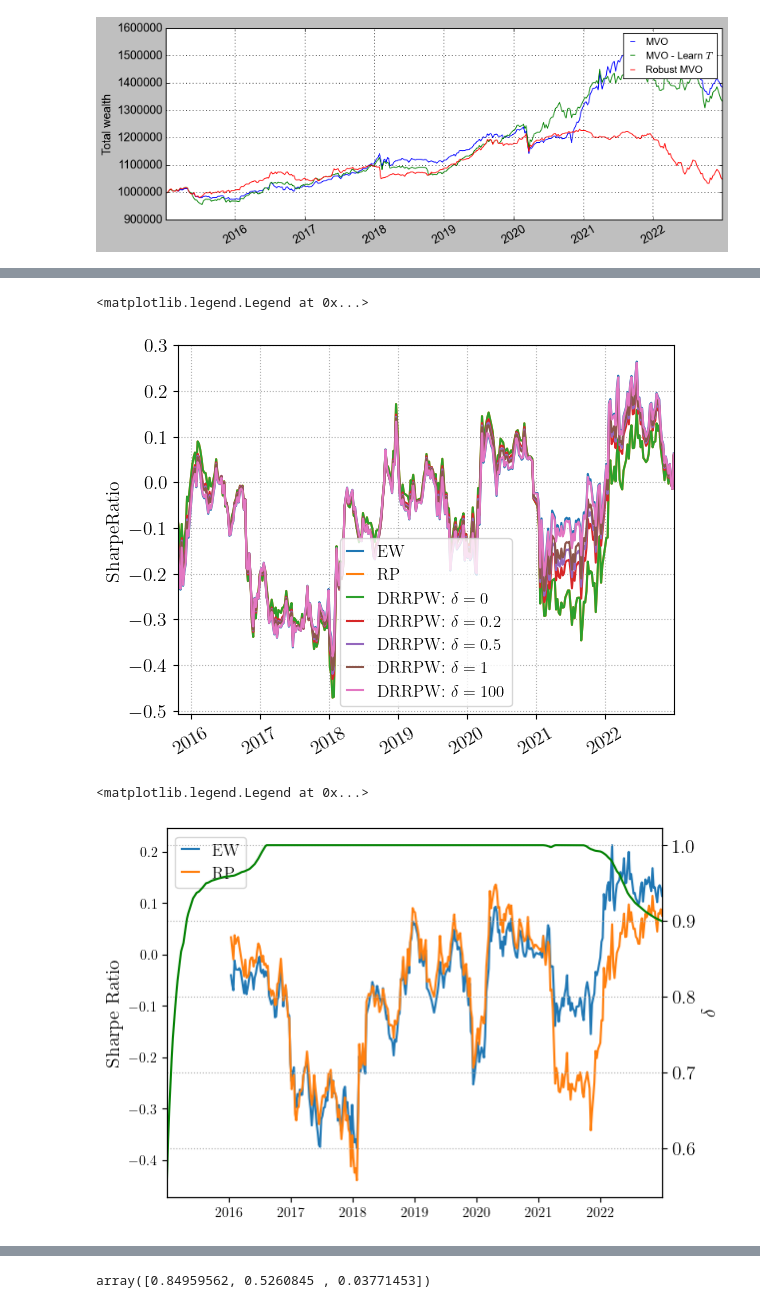
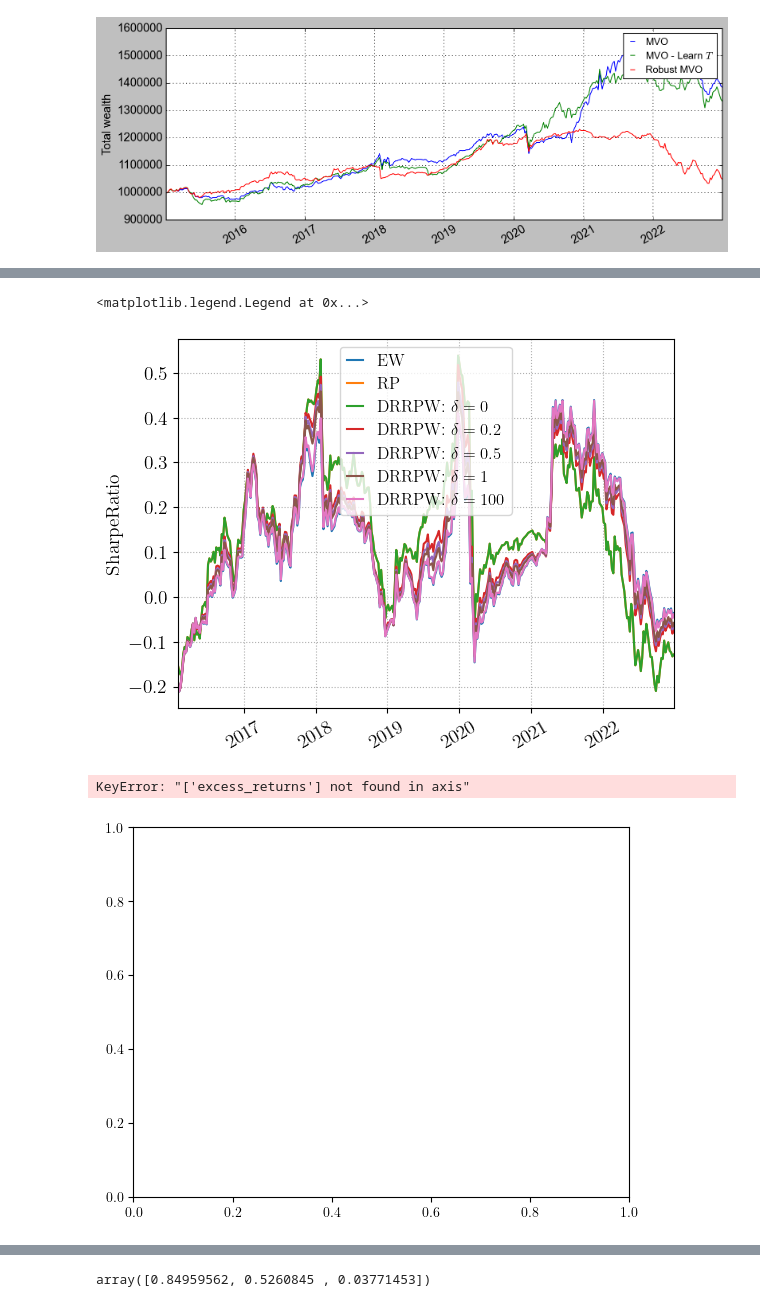
Before and after one commit to rafayk7/meta-portfolio-optimization, a Jupyter notebook: ActualWork/plot.ipynb, the cells around one changed output, grey strips where cells are left out. Saved outputs shown, nothing was run; the diff lists cells and outputs as text; code cells hidden in the pictures.

```diff
--- a/ActualWork/plot.ipynb
+++ b/ActualWork/plot.ipynb
@@ -7,20 +8,17 @@ def sharpe_ratio(df):
     # Calculate daily returns
     df['returns'] = df['Wealth'].pct_change()
 
-    # Calculate excess returns by subtracting risk-free rate
-    df['excess_returns'] = df['returns'] - df['RF']
-
     # Calculate rolling 21 day mean of excess returns
-    df['mean_excess_returns'] = df['excess_returns'].rolling(window=50).mean()
+    df['mean_excess_returns'] = df['returns'].rolling(window=53).apply(lambda x: gmean(1 + x) - 1, raw=True)
 
     # Calculate rolling 21 day standard deviation of excess returns
-    df['std_excess_returns'] = df['excess_returns'].rolling(window=50).std()
+    df['std_excess_returns'] = df['returns'].rolling(window=53).std()
 
     # Calculate rolling 21 day Sharpe Ratio
     df['SharpeRatio'] = df['mean_excess_returns'] / df['std_excess_returns']
 
     # Drop intermediate columns
-    df.drop(['returns', 'excess_returns', 'mean_excess_returns', 'std_excess_returns'], axis=1, inplace=True)
+    df.drop(['returns','mean_excess_returns', 'std_excess_returns'], axis=1, inplace=True)
 
     # Return dataframe with date and SharpeRatio columns
     return df[['date', 'SharpeRatio']]
@@ -142,5 +148,5 @@ For Robust MVO. Mean: 0.000508236483424955. Vol: 0.005953472376991892. Sharpe: 0
 # %%
-datatype = 'broad'
+datatype = 'cross_asset'
 EW_value_broad = pd.read_pickle('ResultsEW_{}_value.pkl'.format(datatype))
 RP_value_broad = pd.read_pickle('ResultsRP_{}_value.pkl'.format(datatype))
 DRRPW_value_broad = pd.read_pickle('ResultsDRRPWDeltaTrained_{}_value.pkl'.format(datatype))
@@ -151,7 +157,7 @@ names = ['EW', 'RP', 'DRRPW']
 fig,ax = plt.subplots()
 for indx, frame in enumerate(frames):
     f = frame
-    ax.plot(f['date'], f['Wealth'], label=names[indx])
+    ax.plot(f['date'], sharpe_ratio(f)['SharpeRatio'], label=names[indx])
 plt.grid(visible="on",linestyle=":",linewidth=0.8)
 plt.tick_params(axis='x', labelrotation = 30)
 plt.ylabel("Total wealth", fontsize=14)
@@ -209,37 +215,42 @@ plt.yticks(fontsize=14)
 plt.legend(fontsize=12, handlelength=1)
 # %% [output]
 <matplotlib.legend.Legend at 0x...>
-[figure, old version]
+[figure, new version]
 # %%
 datatype = 'cross_asset'
 EW_value_broad = pd.read_pickle('ResultsEW_{}_value.pkl'.format(datatype))
 RP_value_broad = pd.read_pickle('ResultsRP_{}_value.pkl'.format(datatype))
 dates = pd.read_pickle('ResultsDRRPWDeltaTrained_cross_asset_holdings.pkl'.format(datatype))
 
 fig, ax = plt.subplots()
 names = ['EW', 'RP', 'Train $\delta$']
 frames = [EW_value_broad, RP_value_broad]
 sharpe_results_broad = pd.DataFrame(columns=['Strategy', 'Sharpe Ratio', 'Return', 'Volatility'])
 
 for indx, frame in enumerate(frames):
     f = sharpe_ratio(frame)
     ax.plot(f['date'], f['SharpeRatio'], label=names[indx])
 
+with open('ResultsDRRPWDeltaTrained_lossvals_{}.pkl'.format('cross_asset'), 'rb') as f:
+    loss_vals = pickle.load(f)
+
+ax.plot(RP_value_broad.tail(len(loss_vals))['date'], [x for x in loss_vals], 'r-')
+
 with open('ResultsDRRPWDeltaTrained_deltavals_{}.pkl'.format('cross_asset'), 'rb') as f:
     delta_vals = pickle.load(f)
 
 ax2 = ax.twinx()
-ax2.plot(RP_value_broad['date'], delta_vals, 'g-')
+ax2.plot(RP_value_broad.tail(len(loss_vals))['date'], delta_vals, 'g-')
 
-# ax.legend(names, fontsize=14)
+ax.legend(names, fontsize=14)
 plt.grid(visible="on",linestyle=":",linewidth=0.8)
 plt.tick_params(axis='x', labelrotation = 30)
 ax.set_ylabel("Sharpe Ratio", fontsize=14)
 ax2.set_ylabel("$\delta$", fontsize=14)
 plt.xticks(fontsize=14)
 plt.yticks(fontsize=14)
 
 ax.legend(fontsize=12, handlelength=1)
 # %% [output]
-<matplotlib.legend.Legend at 0x...>
+KeyError: "['excess_returns'] not found in axis"
-[figure, old version]
+[figure, new version]
```
Also changed, not shown: parts of 22 cells of this notebook, 18 other files.
